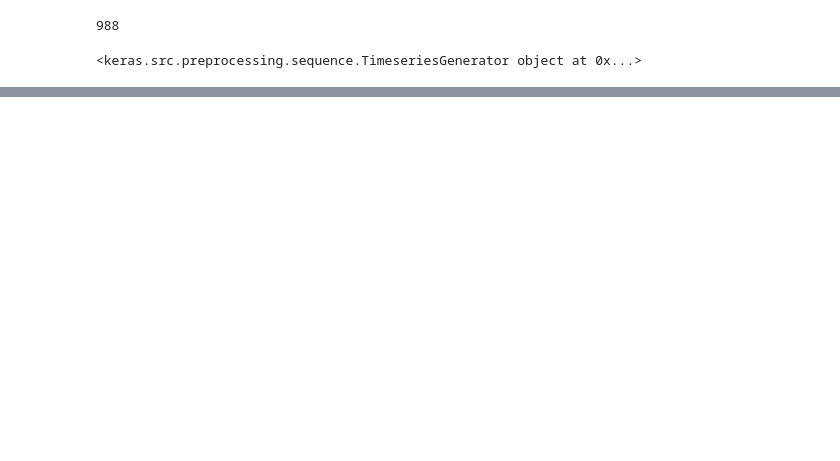
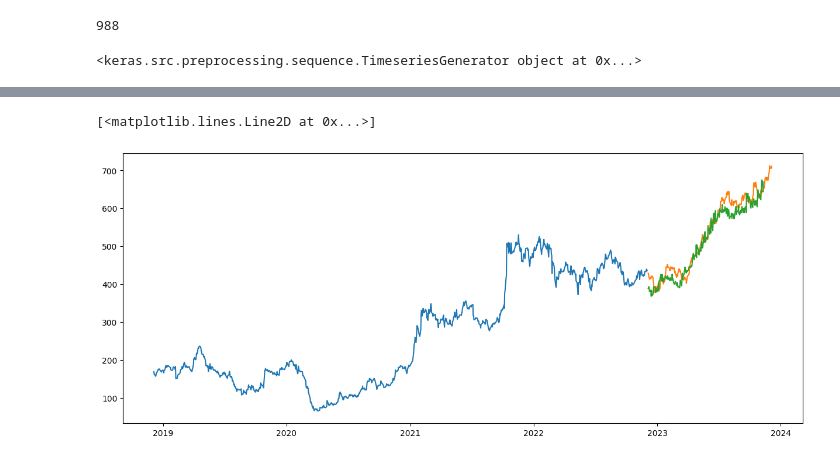
Before and after one commit to jensontmathew/TATA-Motors-Stock-Price-Prediction, a Jupyter notebook: Tata_Motors_stock_price_prediction_RNN.ipynb, the cells around one changed output, grey strips where cells are left out. Drawn from its saved outputs; the diff is of its cells as text; code cells hidden in the pictures; blank space fills up the shorter version.

```diff
--- a/Tata_Motors_stock_price_prediction_RNN.ipynb
+++ b/Tata_Motors_stock_price_prediction_RNN.ipynb
@@ -202,3 +202,12 @@ fig=pl.Figure(data=[trace1,trace2,trace3],layout=layout)
 fig.show()
 # %% [output]
 [interactive output not drawn]
+# %%
+date_test1=date_test[:233]
+plt.figure(figsize=(15,6))
+plt.plot(date_train,close_train)
+plt.plot(date_test,close_test)
+plt.plot(date_test1,prediction)
+# %% [output]
+[<matplotlib.lines.Line2D at 0x...>]
+[figure, added]
```
Also changed, not shown: parts of 6 cells of this notebook.
